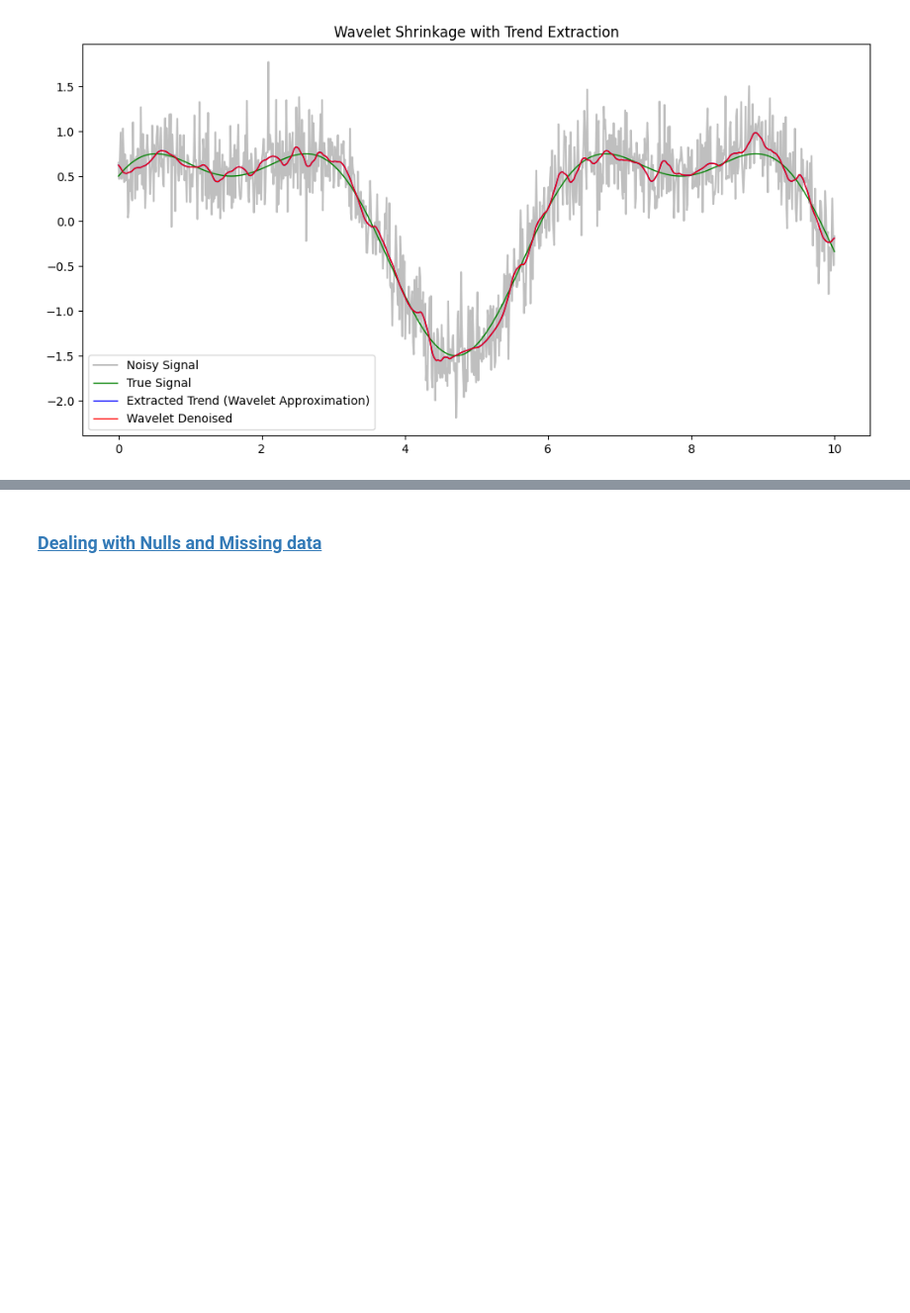
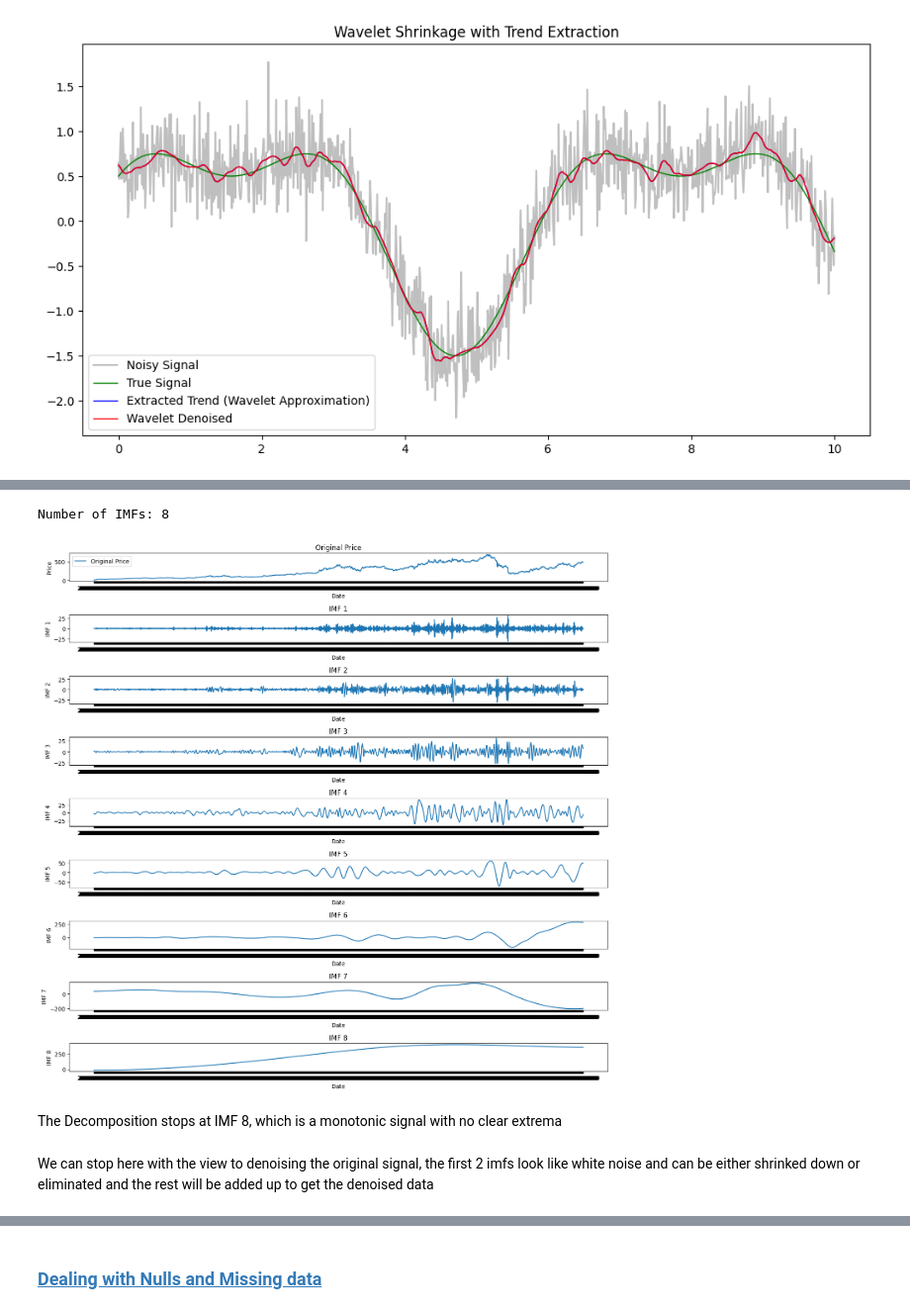
Before and after one commit to GinHikat/OmniTS_for_Stock, a Jupyter notebook: notebooks/preprocessing_benchmark.ipynb, the cells around one changed output, grey strips where cells are left out. Shown at 99% size. Cells and saved outputs as stored; diff of their text form; code cells hidden in the pictures; blank space fills up the shorter version.

```diff
--- a/notebooks/preprocessing_benchmark.ipynb
+++ b/notebooks/preprocessing_benchmark.ipynb
@@ -1392,7 +1409,7 @@ plt.show()
 # %% [output]
 [figure]
 # %%
-df_NFLX.to_csv('D:/Study/Education/Projects/OmniTS/data/temp.csv', index = False)
+# df_NFLX.to_csv('D:/Study/Education/Projects/OmniTS/data/temp.csv', index = False)
 
-# df_NFLX = pd.read_csv('D:/Study/Education/Projects/OmniTS/data/temp.csv')
+df_NFLX = pd.read_csv('D:/Study/Education/Projects/OmniTS/data/temp.csv')
 # %% [markdown]
@@ -1399,0 +1516,38 @@ df_NFLX.to_csv('D:/Study/Education/Projects/OmniTS/data/temp.csv', index = False
+# %%
+#EMD takes into a np array not a pd.df column
+signal = df_NFLX['Close'].values
+
+emd = EMD()
+imfs = emd(signal)
+
+# imfs is a 2D numpy array: shape (num_imfs, signal_length)
+print(f"Number of IMFs: {imfs.shape[0]}")
+
+
+plt.figure(figsize=(14, 1.5*(imfs.shape[0] + 1)))
+
+# Plot original Price
+plt.subplot(imfs.shape[0] + 1, 1, 1)
+plt.plot(df_NFLX['Date'], df_NFLX['Close'], label='Original Price')
+plt.title('Original Price')
+plt.xlabel('Date')
+plt.ylabel('Price')
+plt.legend()
+
+# Plot all IMFs
+for i in range(imfs.shape[0]):
+    plt.subplot(imfs.shape[0] + 1, 1, i + 2)
+    plt.plot(df_NFLX['Date'], imfs[i])
+    plt.title(f'IMF {i + 1}')
+    plt.xlabel('Date')
+    plt.ylabel(f'IMF {i + 1}')
+
+plt.tight_layout()
+plt.show()
+# %% [output]
+Number of IMFs: 8
+[figure, added]
+# %% [markdown]
+The Decomposition stops at IMF 8, which is a monotonic signal with no clear extrema
+# %% [markdown]
+We can stop here with the view to denoising the original signal, the first 2 imfs look like white noise and can be either shrinked down or eliminated and the rest will be added up to get the denoised data
```
Also changed, not shown: parts of 25 cells of this notebook, 1 other file.
